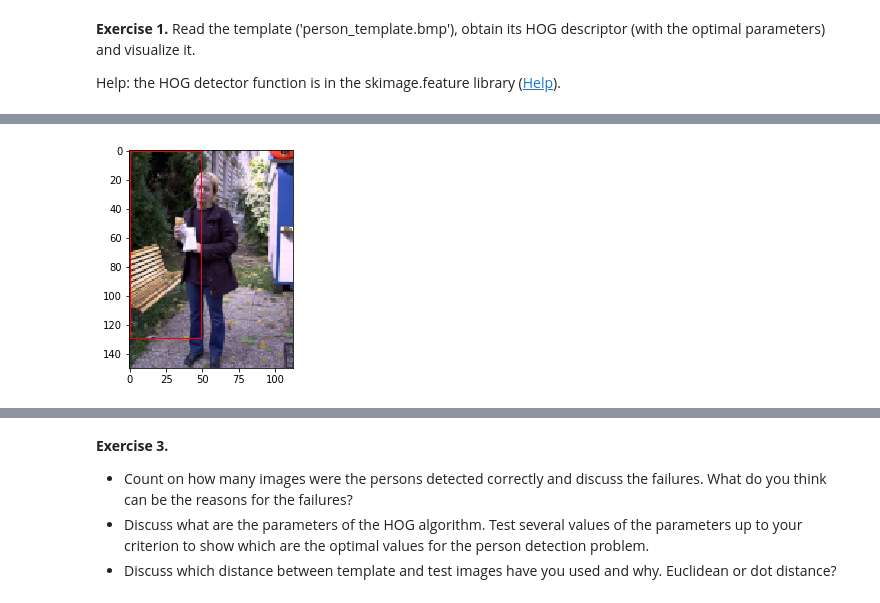
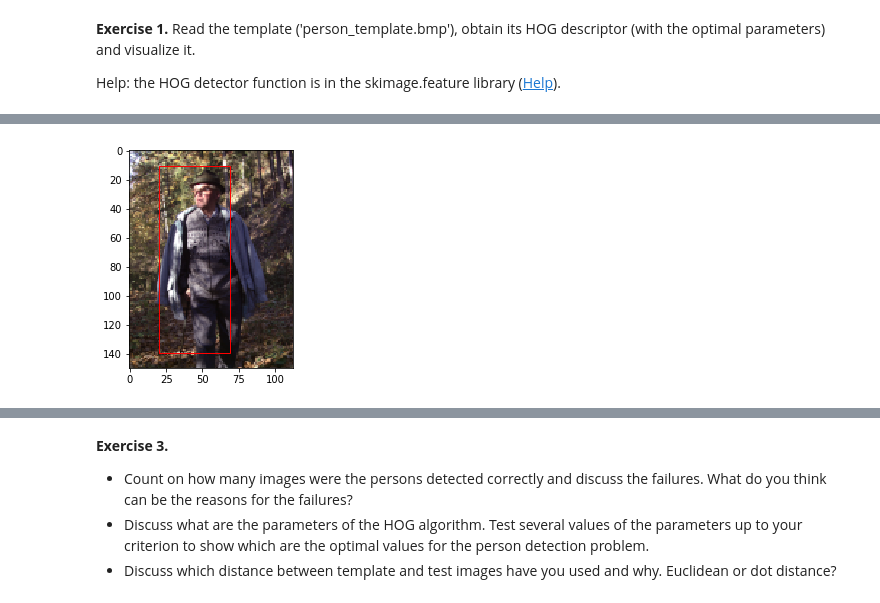
Before and after one commit to jdecid/MAI-CV, a Jupyter notebook: labs/s3/CV1920-p3.ipynb, the cells around one changed output, grey strips where cells are left out. Drawn from its saved outputs; the diff is of its cells as text; code cells hidden in the pictures.

```diff
--- a/labs/s3/CV1920-p3.ipynb
+++ b/labs/s3/CV1920-p3.ipynb
@@ -91,34 +91,46 @@ Display the results of every person detection following this format:
 
 <img src="images/hog.png" width="800" height="100">
 # %%
-def slide_window(image, template, step=10):
+def slide_window(image, template, step=10, plot=False):
     ih, iw = image.shape[0:2]
     th, tw = template.shape[0:2]
 
     fig,ax = plt.subplots(1)
     ax.imshow(image)
 
     best_i = 0
     best_j = 0
     best_distance = math.inf
 
     for i in range(0, iw - tw, step):
         for j in range(0, ih - th, step):
-            _, hog_window = hog(person, orientations=16, pixels_per_cell=(2, 2),
+            _, hog_window = hog(image[i:i+th,j:j+tw], orientations=16, pixels_per_cell=(2, 2),
                                 cells_per_block=(1, 1), visualize=True, multichannel=True)
-
-            distance = np.linalg.norm(hog_person - hog_window)
-            if distance < best_distance:
-                best_i = i
-                best_j = j
-                best_distance = distance
+            try:
+                #print(image[i:i+th,j:j+tw].shape)
+                #continue
+                distance = np.linalg.norm(hog_person - hog_window)
+                # distance = np.vdot(hog_person, hog_window)
+                # distance = np.dot(hog_person, hog_window)
+                #print(distance)
+                if distance < best_distance:
+                    best_i = i
+                    best_j = j
+                    best_distance = distance
+            except:
+                #rect = patches.Rectangle((i, j), tw, th, linewidth=1, edgecolor='red', facecolor='none')
+                #ax.add_patch(rect)
+                continue # shape!
 
     rect = patches.Rectangle((best_i, best_j), tw, th, linewidth=1, edgecolor='red', facecolor='none')
-    ax.add_patch(rect)
+    if plot:
+        ax.add_patch(rect)
+    return rect
 
-slide_window(img, person)
+img = io.imread('images/TestPersonImages/person_016.bmp')
+slide_window(img, person, plot=True)
 # %% [output]
-[figure, old version]
+[figure, new version]
 # %%
 test_images_paths = sorted(glob('images/TestPersonImages/*.bmp'))
 rows = ceil(len(test_images_paths) / 2)
```
Also changed, not shown: parts of 3 cells of this notebook.
